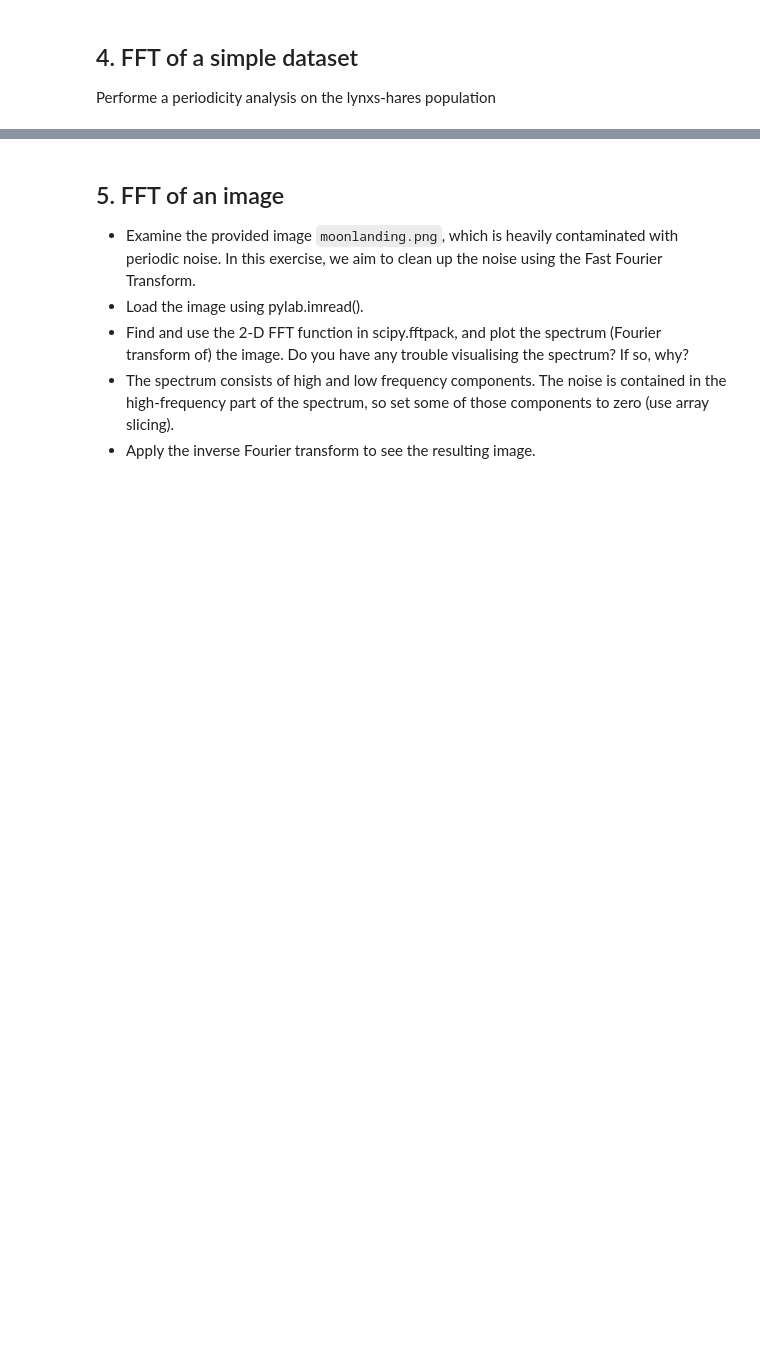
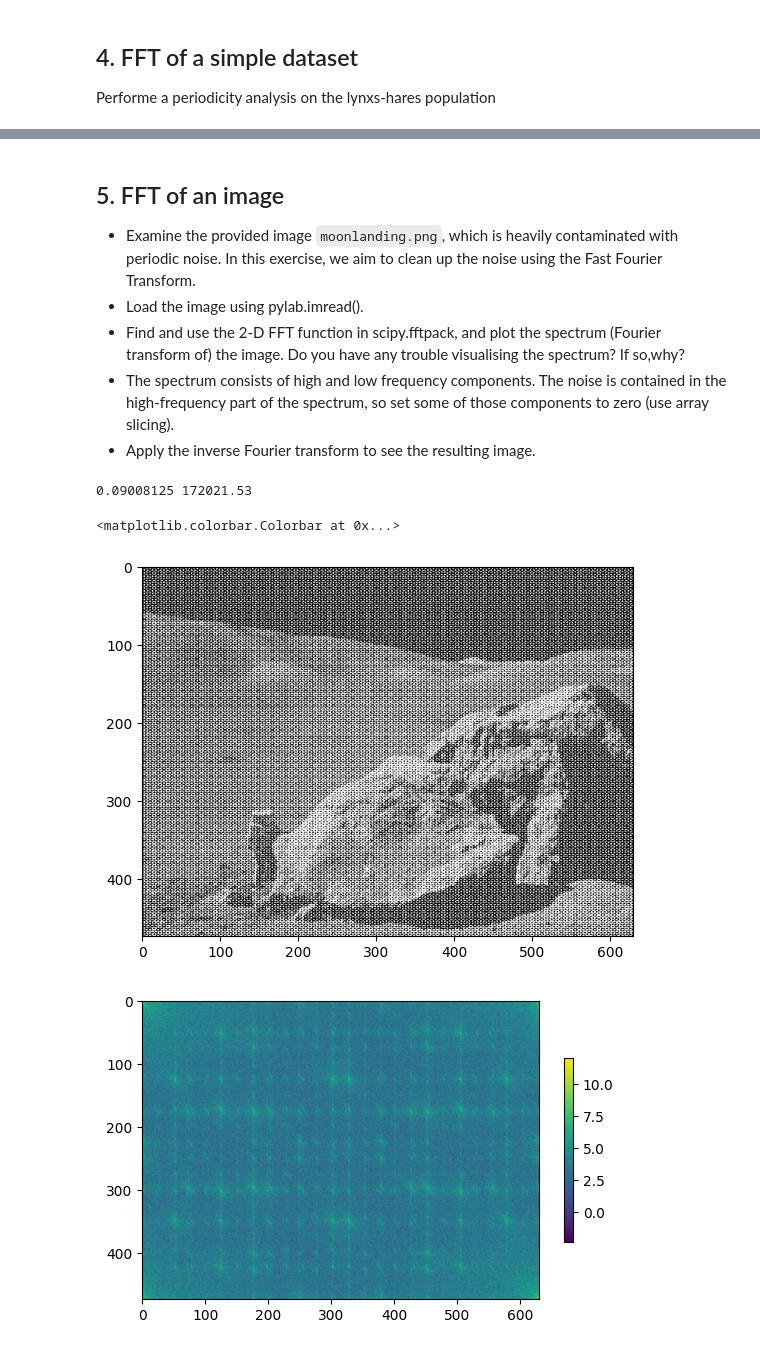
Before and after one commit to miriamzara/LaboratoryOfComputationalPhysics_Y7, a Jupyter notebook: 09_Algorithms/09ex_Algorithms.ipynb, the cells around one changed output, grey strips where cells are left out. Drawn from its saved outputs; the diff is of its cells as text; code cells hidden in the pictures; blank space fills up the shorter version.

```diff
--- a/09_Algorithms/09ex_Algorithms.ipynb
+++ b/09_Algorithms/09ex_Algorithms.ipynb
@@ -283,6 +284,30 @@ carrot 0.09523809523809523
 
 * Examine the provided image `moonlanding.png`, which is heavily contaminated with periodic noise. In this exercise, we aim to clean up the noise using the Fast Fourier Transform.
 * Load the image using pylab.imread().
-* Find and use the 2-D FFT function in scipy.fftpack, and plot the spectrum (Fourier transform of) the image. Do you have any trouble visualising the spectrum? If so, why?
+* Find and use the 2-D FFT function in scipy.fftpack, and plot the spectrum (Fourier transform of) the image. Do you have any trouble visualising the spectrum? If so,why?
 * The spectrum consists of high and low frequency components. The noise is contained in the high-frequency part of the spectrum, so set some of those components to zero (use array slicing).
 * Apply the inverse Fourier transform to see the resulting image.
+# %%
+from scipy import fft
+from matplotlib.image import imread
+
+image = imread("moonlanding.png", format = "png")
+# image.shape # grey scale image, shape = (horizontal_pixels, vertical_pixels), values = % of black
+#print(np.max(image), np.min(image))
+#plt.imshow(image, cmap = "Greys", vmin = 0, vmax = 1) # inverted colors (pure white = 1, pure black = 0)
+image = 1- image
+plt.imshow(image, cmap = "Greys", vmin = 0, vmax = 1) # original colors (pure white = 0, pure black = 1)
+
+
+transform = fft.fftn(image)
+power = np.abs(transform)
+print(np.min(power), np.max(power))
+# the range is very broad, spans over 7 orders of magnitude. use the logarithm to rescale
+fig, ax = plt.subplots()
+pos = ax.imshow(np.log(power))
+fig.colorbar(pos, ax=ax,  anchor=(0, 0.5), shrink=0.5)
+# %% [output]
+0.09008125 172021.53
+<matplotlib.colorbar.Colorbar at 0x...>
+[figure, added]
+[figure, added]
```
Also changed, not shown: parts of 3 cells of this notebook, 2 other files.
